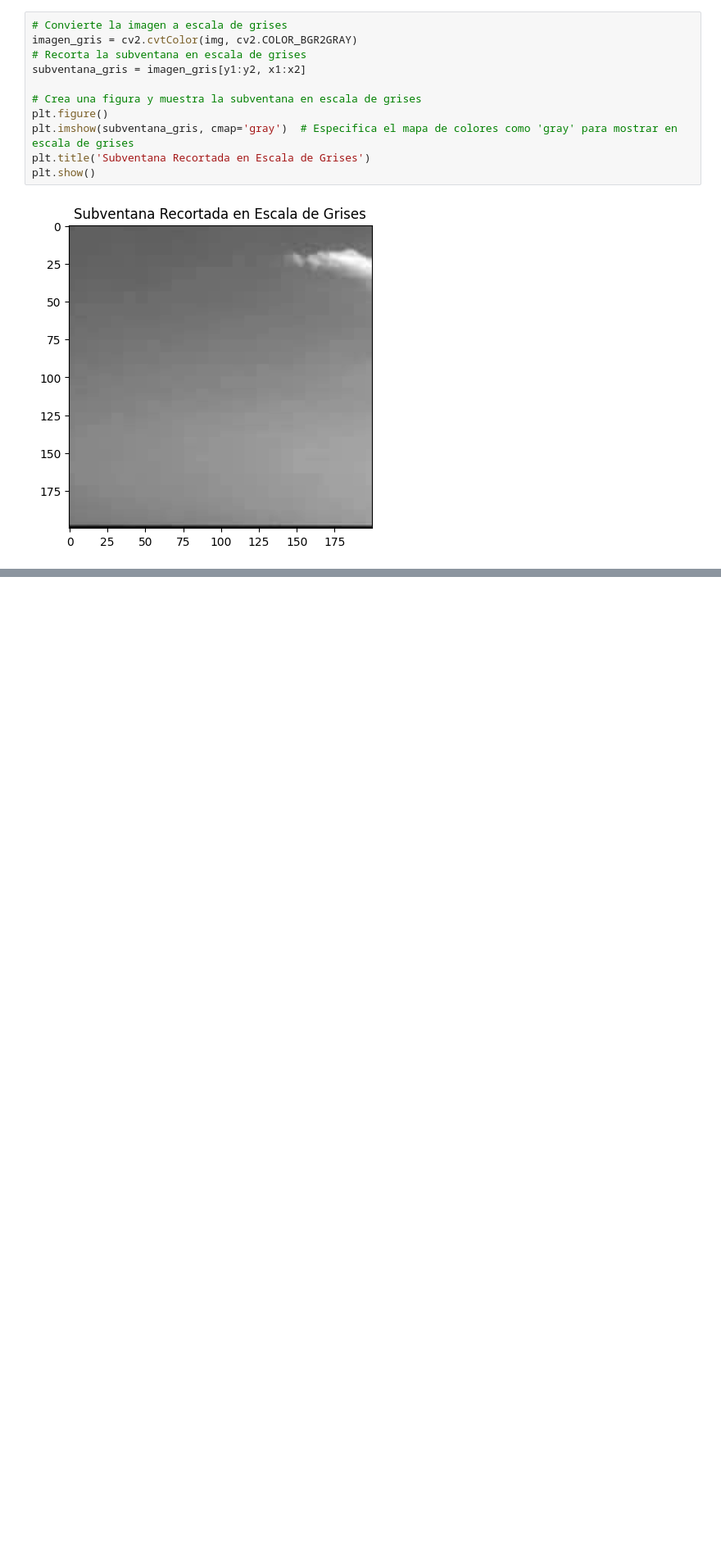
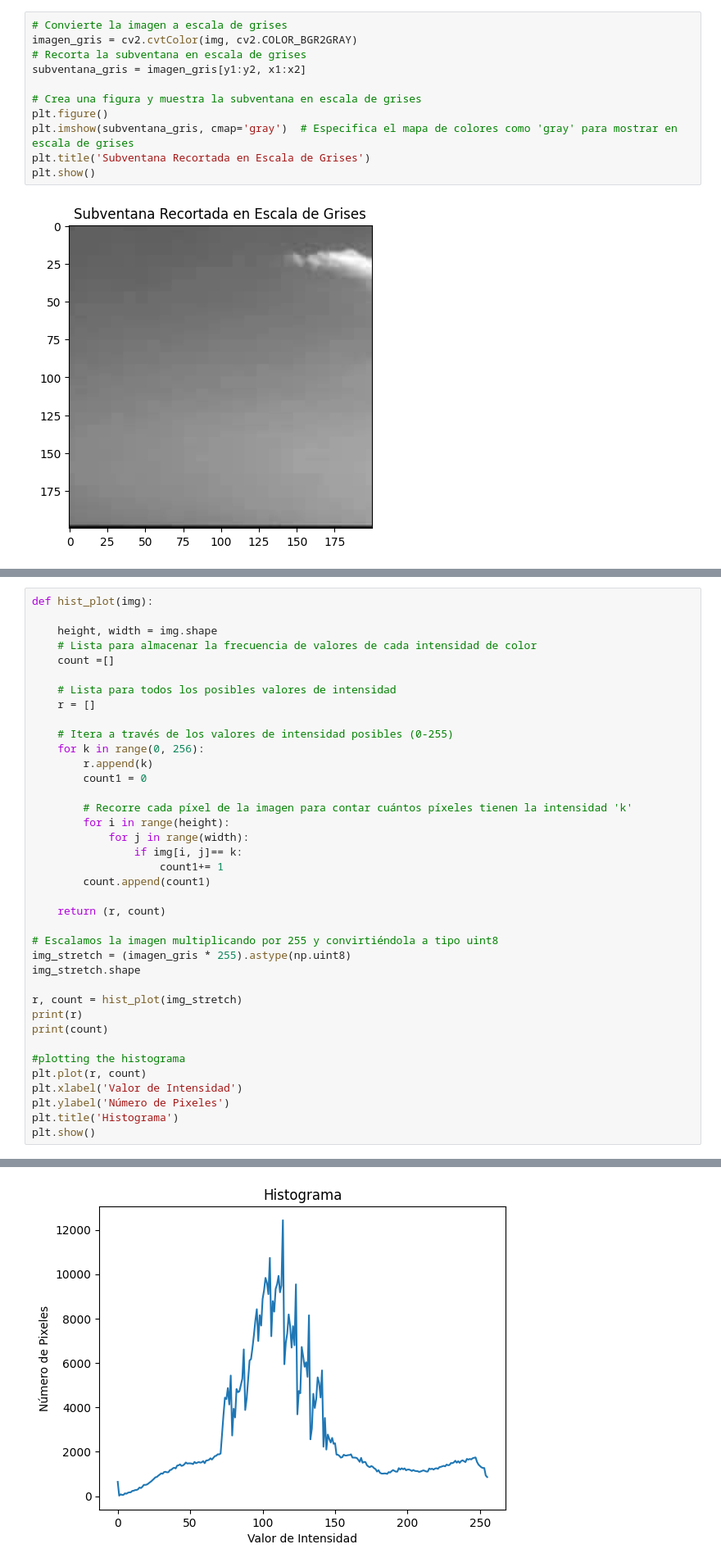
Before and after one commit to AranzaMich/Pr-ctica-1.2-An-lisis-Inicial-Imagen-Digital-, a Jupyter notebook: vision-1.ipynb, the cells around one changed output, grey strips where cells are left out. Shown at 82% size. Cells and saved outputs as stored; diff of their text form; blank space fills up the shorter version.

Commit message:
Histograma de la subventana en escala de grises

```diff
--- a/vision-1.ipynb
+++ b/vision-1.ipynb
@@ -73,0 +76,39 @@ plt.show()
+# %%
+def hist_plot(img):
+
+    height, width = img.shape
+    # Lista para almacenar la frecuencia de valores de cada intensidad de color
+    count =[]
+
+    # Lista para todos los posibles valores de intensidad
+    r = []
+
+    # Itera a través de los valores de intensidad posibles (0-255)
+    for k in range(0, 256):
+        r.append(k)
+        count1 = 0
+
+        # Recorre cada píxel de la imagen para contar cuántos píxeles tienen la intensidad 'k'
+        for i in range(height):
+            for j in range(width):
+                if img[i, j]== k:
+                    count1+= 1
+        count.append(count1)
+
+    return (r, count)
+
+# Escalamos la imagen multiplicando por 255 y convirtiéndola a tipo uint8
+img_stretch = (imagen_gris * 255).astype(np.uint8)
+img_stretch.shape
+
+r, count = hist_plot(img_stretch)
+print(r)
+print(count)
+
+#plotting the histograma
+plt.plot(r, count)
+plt.xlabel('Valor de Intensidad')
+plt.ylabel('Número de Pixeles')
+plt.title('Histograma')
+plt.show()
+# %% [output]
@@ -73,0 +117 @@ plt.show()
+[figure, added]
```
Also changed, not shown: parts of 2 cells of this notebook.
